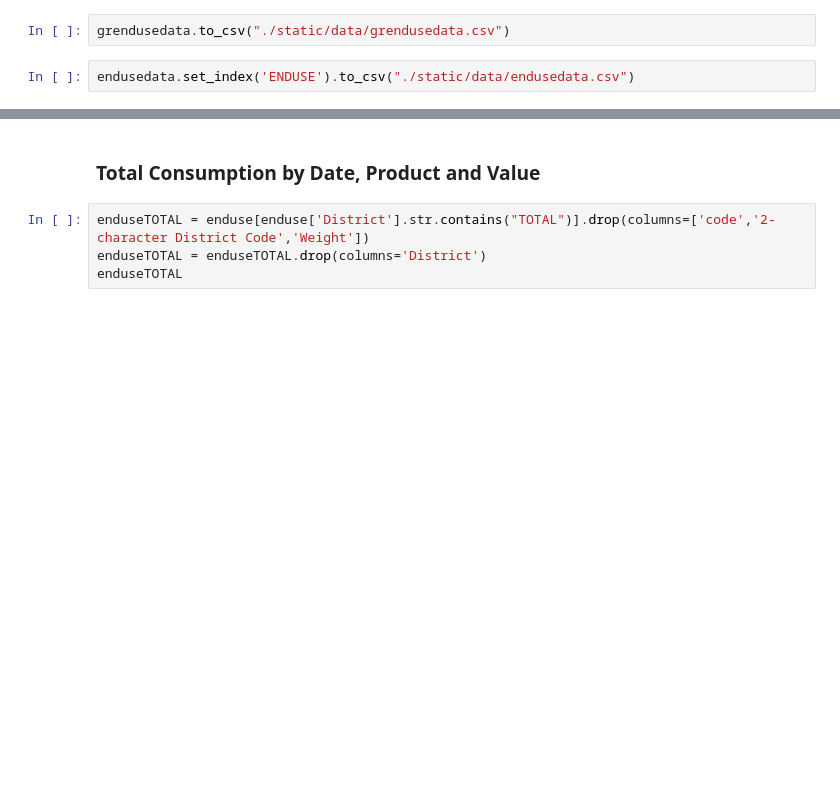
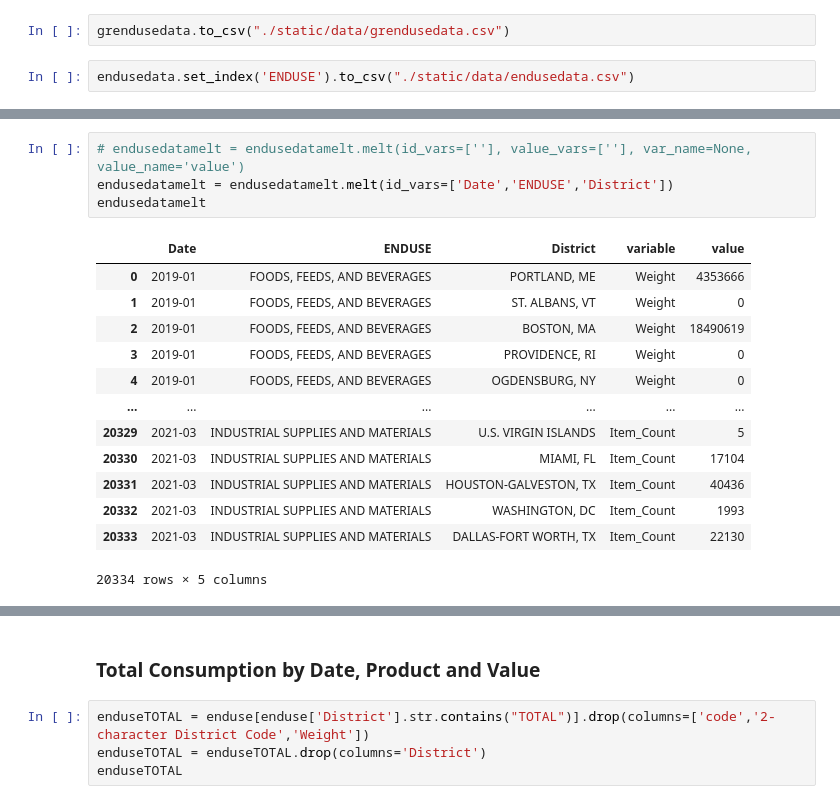
Before and after one commit to naydeenmonzon/Project-2, a Jupyter notebook: US_Census.ipynb, the cells around one changed output, grey strips where cells are left out. Saved outputs shown, nothing was run; the diff lists cells and outputs as text; blank space fills up the shorter version.

```diff
--- a/US_Census.ipynb
+++ b/US_Census.ipynb
@@ -601,0 +670,18 @@ endusedata.melt().to_csv("./static/data/meltendusedata.csv")
+# %%
+# endusedatamelt = endusedatamelt.melt(id_vars=[''], value_vars=[''], var_name=None, value_name='value')
+endusedatamelt = endusedatamelt.melt(id_vars=['Date','ENDUSE','District'])
+endusedatamelt
+# %% [output]
+|  | Date | ENDUSE | District | variable | value |
+| 0 | 2019-01 | FOODS, FEEDS, AND BEVERAGES | PORTLAND, ME | Weight | 4353666 |
+| 1 | 2019-01 | FOODS, FEEDS, AND BEVERAGES | ST. ALBANS, VT | Weight | 0 |
+| 2 | 2019-01 | FOODS, FEEDS, AND BEVERAGES | BOSTON, MA | Weight | 18490619 |
+| 3 | 2019-01 | FOODS, FEEDS, AND BEVERAGES | PROVIDENCE, RI | Weight | 0 |
+| 4 | 2019-01 | FOODS, FEEDS, AND BEVERAGES | OGDENSBURG, NY | Weight | 0 |
+| ... | ... | ... | ... | ... | ... |
+| 20329 | 2021-03 | INDUSTRIAL SUPPLIES AND MATERIALS | U.S. VIRGIN ISLANDS | Item_Count | 5 |
+| 20330 | 2021-03 | INDUSTRIAL SUPPLIES AND MATERIALS | MIAMI, FL | Item_Count | 17104 |
+| 20331 | 2021-03 | INDUSTRIAL SUPPLIES AND MATERIALS | HOUSTON-GALVESTON, TX | Item_Count | 40436 |
+| 20332 | 2021-03 | INDUSTRIAL SUPPLIES AND MATERIALS | WASHINGTON, DC | Item_Count | 1993 |
+| 20333 | 2021-03 | INDUSTRIAL SUPPLIES AND MATERIALS | DALLAS-FORT WORTH, TX | Item_Count | 22130 |
+20334 rows × 5 columns
```
Also changed, not shown: parts of 24 cells of this notebook, 8 other files.
